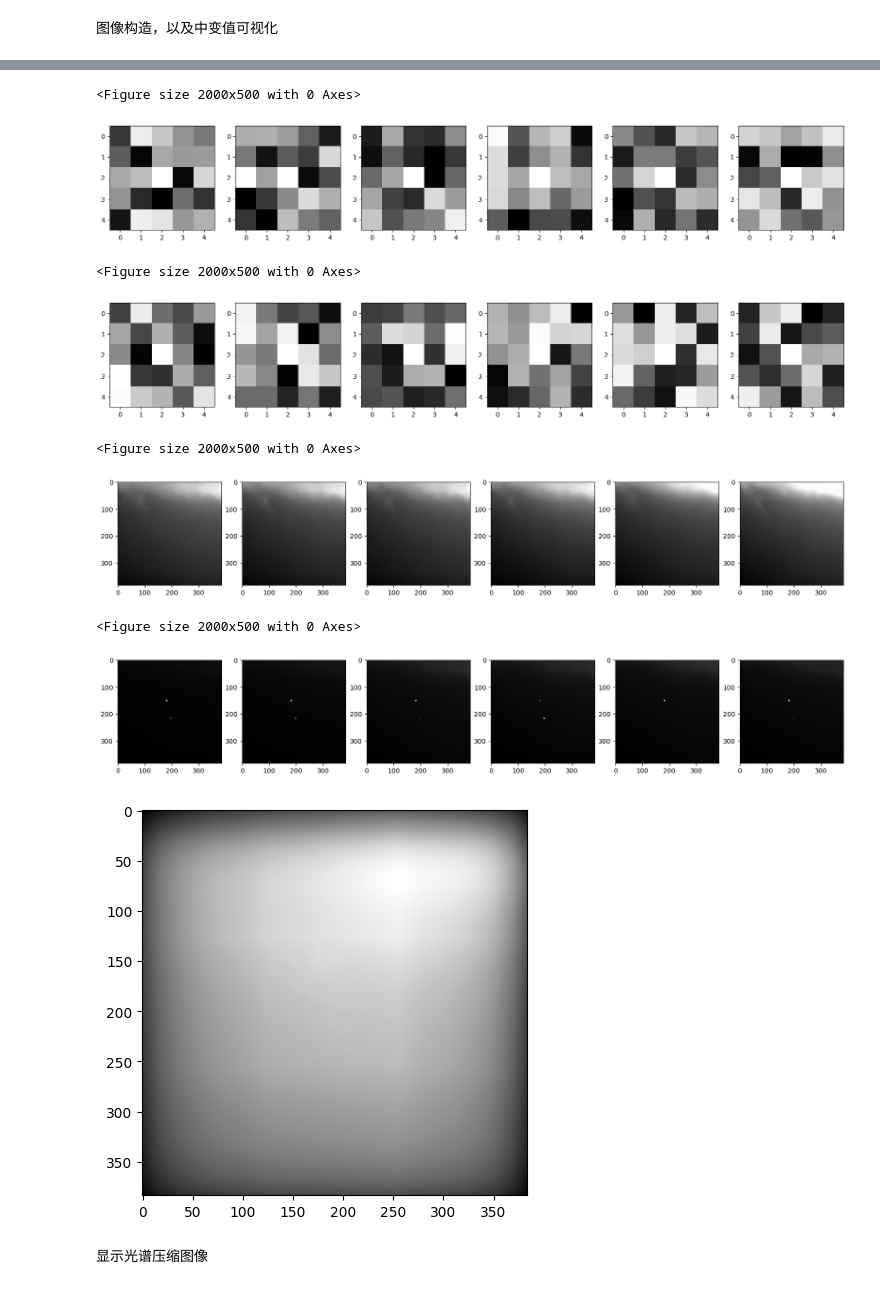
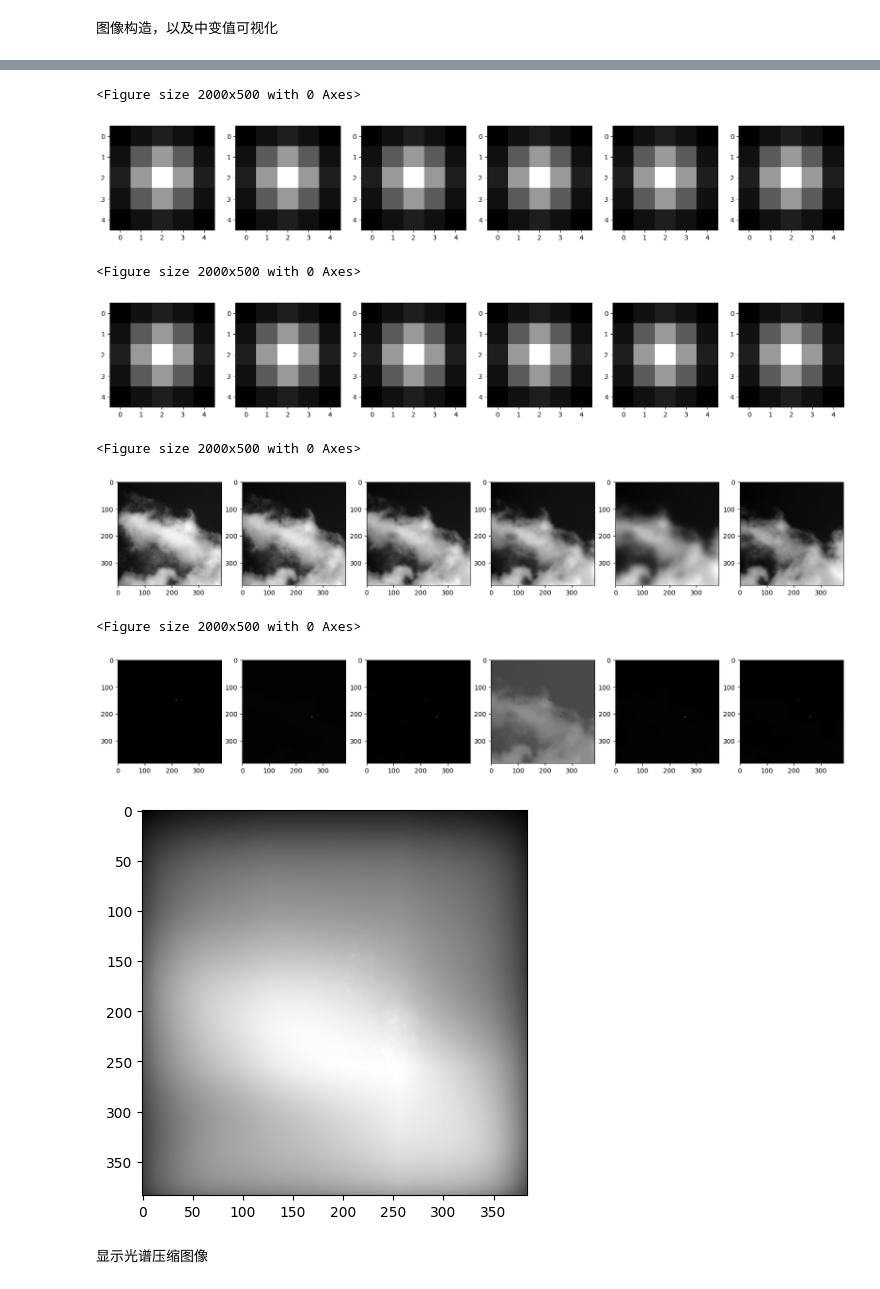
Before and after one commit to weinaike/CenterNet, a Jupyter notebook: src/show.ipynb, the cells around one changed output, grey strips where cells are left out. Drawn from its saved outputs; the diff is of its cells as text; code cells hidden in the pictures.

```diff
--- a/src/show.ipynb
+++ b/src/show.ipynb
@@ -12,7 +12,7 @@ otf_list = np.load("../data/PSF0815_6_IR_30.npy")
 labels = [0,1,2,3,4,5]
 obj_width = 5
 
-sample, targets = gen_merge_sample(otf_list, labels, obj_width, point_type="ones_rand", weight_mode = "rand", have_noise = True , nsr=0.1, true_bg=True)
+sample, targets = gen_merge_sample(otf_list, labels, obj_width, point_type="gauss", weight_mode = "rand", have_noise = True , psnr=40, true_bg=True)
 
 count = len(targets)
 print("{}个目标标签".format(count))
@@ -76,12 +76,12 @@ with open(os.path.join(path,"sample_{:05d}.json".format(0)), "w") as fp:
 <Figure size 2000x500 with 0 Axes>
-[figure, old version]
+[figure, new version]
 <Figure size 2000x500 with 0 Axes>
-[figure, old version]
+[figure, new version]
 <Figure size 2000x500 with 0 Axes>
-[figure, old version]
+[figure, new version]
 <Figure size 2000x500 with 0 Axes>
-[figure, old version]
+[figure, new version]
-[figure, old version]
+[figure, new version]
 # %% [markdown]
 显示光谱压缩图像
 # %%
```
Also changed, not shown: parts of 3 cells of this notebook, 11 other files.
